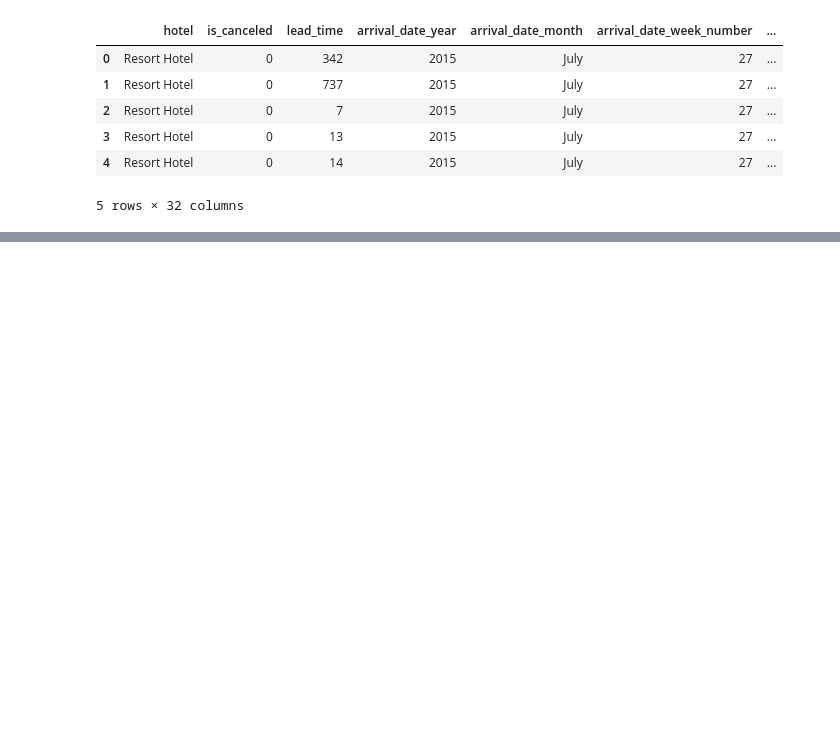
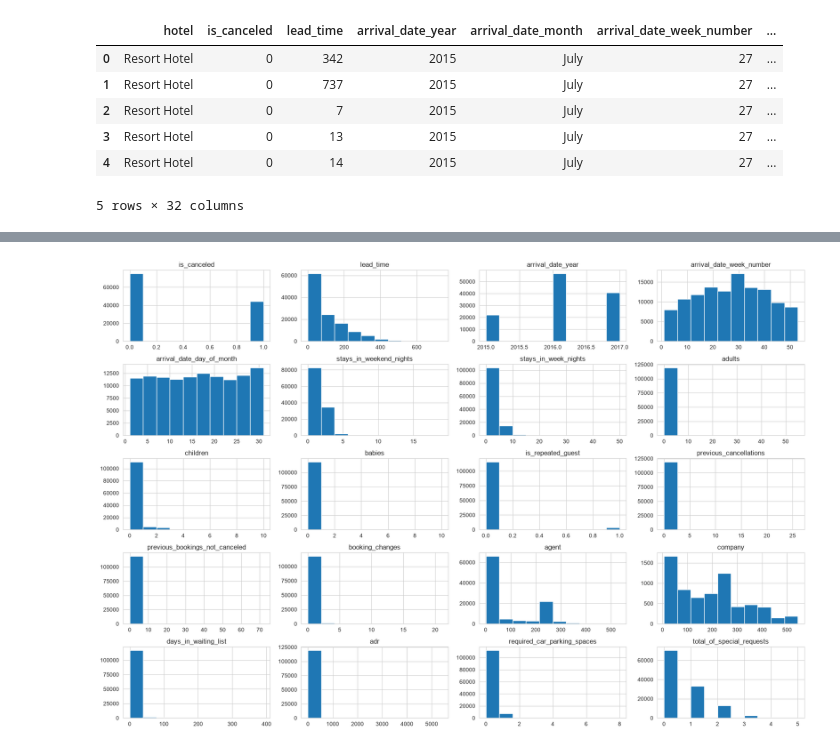
Before and after one commit to Anas-tp/airline-dynamic-pricing-rl, a Jupyter notebook: Notebooks/01_data_loading.ipynb, the cells around one changed output, grey strips where cells are left out. Drawn from its saved outputs; the diff is of its cells as text; code cells hidden in the pictures; blank space fills up the shorter version.

```diff
--- a/Notebooks/01_data_loading.ipynb
+++ b/Notebooks/01_data_loading.ipynb
@@ -16,0 +119,6 @@ df.head()
+# %%
+df.hist(figsize=(18,12))
+plt.tight_layout()
+plt.show()
+# %% [output]
+[figure, added]
```
Also changed, not shown: parts of 14 cells of this notebook.
